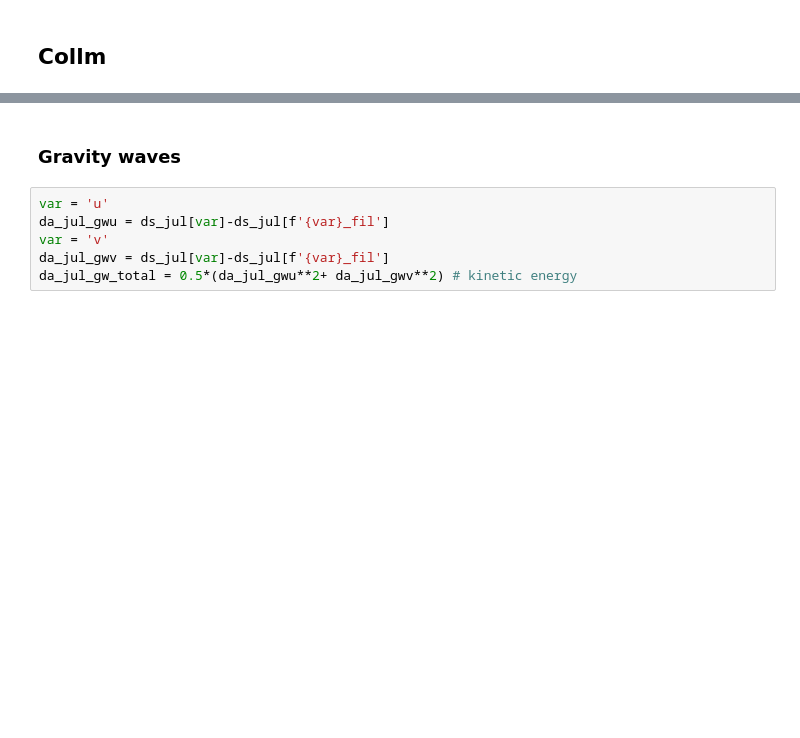
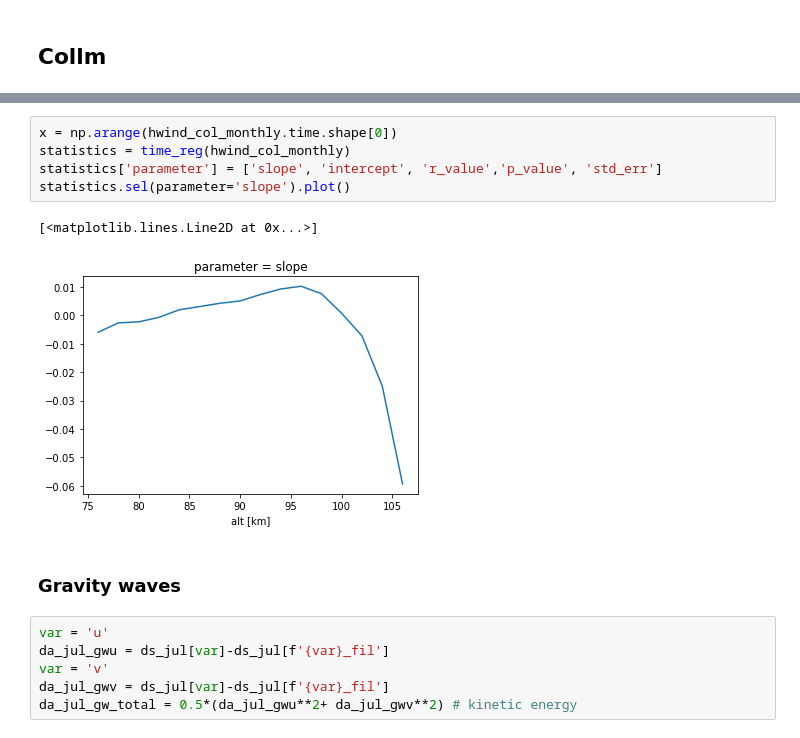
Before and after one commit to VACILT/trends_project, a Jupyter notebook: data_introduction_jason.ipynb, the cells around one changed output, grey strips where cells are left out. Drawn from its saved outputs; the diff is of its cells as text; blank space fills up the shorter version.

```diff
--- a/data_introduction_jason.ipynb
+++ b/data_introduction_jason.ipynb
@@ -107,3 +99,11 @@ Coordinates:
+# %%
+x = np.arange(hwind_col_monthly.time.shape[0])
+statistics = time_reg(hwind_col_monthly)
+statistics['parameter'] = ['slope', 'intercept', 'r_value','p_value', 'std_err']
+statistics.sel(parameter='slope').plot()
+# %% [output]
+[<matplotlib.lines.Line2D at 0x...>]
+[figure, added]
 # %% [markdown]
 ### Gravity waves
 # %%
```
Also changed, not shown: parts of 33 cells of this notebook.
